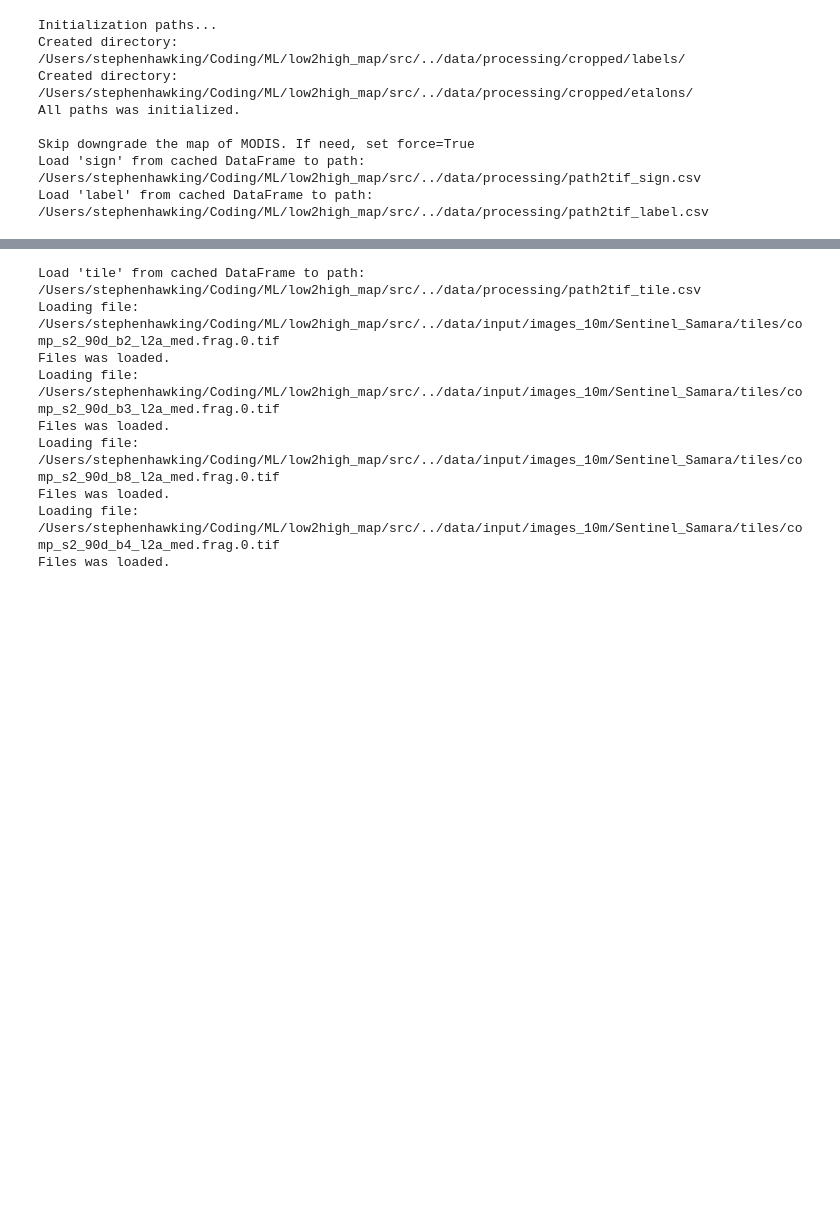
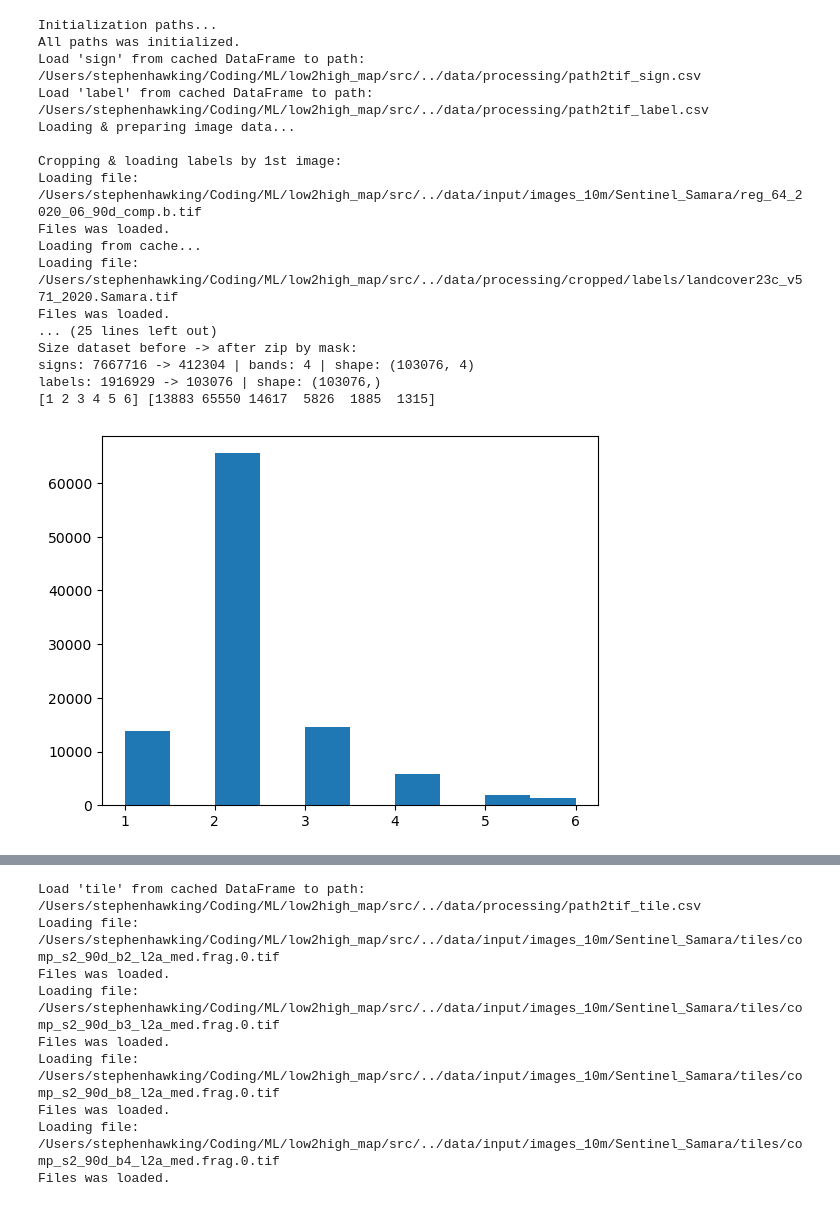
Before and after one commit to 1cosmic/low2high_map, a Jupyter notebook: src/handle_mapping.ipynb, the cells around one changed output, grey strips where cells are left out. Drawn from its saved outputs; the diff is of its cells as text; code cells hidden in the pictures; blank space fills up the shorter version.

```diff
--- a/src/handle_mapping.ipynb
+++ b/src/handle_mapping.ipynb
@@ -1,33 +1,72 @@
 # %%
 from utils import *
 from prepare_ds import *
 from train_ml import *
 from create_map import *
+from validation import *
+from visualisation import *
 
-
-downgrade_labels = True
+downgrade_labels = False
 force = False
 
 
 if downgrade_labels:
     src = DEFAULT_PATH["labels"]
     out = DEFAULT_PATH["labels"] + "downgraded/"
     classes_matching = DEFAULT_PATH["labels"] + "classes_matching.csv"
     downgrade_classes(src, out, classes_matching)
     DEFAULT_PATH["labels"] = out
 
 # you can use force=True for re-write all caches.
 signs = parse_tifs_from(DEFAULT_PATH["images"], "sign", force=force)
 signs = signs.query("type == 'sign'")
 
 labels = parse_tifs_from(DEFAULT_PATH["labels"], "label", force=force)
 labels = labels.query("type == 'label'")
+
+year = 2020
+only_bands = ["r", "b", "g", "n"]
+mask_mode = "secure"
+stratify = True
+r = 2
+count_assign = 0.05
+
+signs_paths = signs.query(
+    f"year == {year} and season == '90d' and band in @only_bands"
+).sort_values("band")
+signs_paths = signs_paths["path"].to_list()
+labels_paths = labels.query(f"year == {year}")["path"].to_list()
+
+z_x, z_y, x, y = generate_dataset(
+    signs_paths,
+    labels_paths,
+    count_assign,
+    mask_mode=mask_mode,
+    r=r,
+    stratify=stratify,
+    force=force,
+)
+
+uniq_type, uniq_count = np.unique(z_y, return_counts=True)
+print(uniq_type, uniq_count)
+plt.hist(z_y)
+plt.show()
 # %% [output]
 Initialization paths...
-Created directory: /Users/stephenhawking/Coding/ML/low2high_map/src/../data/processing/cropped/labels/
-Created directory: /Users/stephenhawking/Coding/ML/low2high_map/src/../data/processing/cropped/etalons/
 All paths was initialized.
-
-Skip downgrade the map of MODIS. If need, set force=True
 Load 'sign' from cached DataFrame to path:  /Users/stephenhawking/Coding/ML/low2high_map/src/../data/processing/path2tif_sign.csv
 Load 'label' from cached DataFrame to path:  /Users/stephenhawking/Coding/ML/low2high_map/src/../data/processing/path2tif_label.csv
+Loading & preparing image data...
+
+Cropping & loading labels by 1st image:
+Loading file: /Users/stephenhawking/Coding/ML/low2high_map/src/../data/input/images_10m/Sentinel_Samara/reg_64_2020_06_90d_comp.b.tif
+Files was loaded.
+Loading from cache...
+Loading file: /Users/stephenhawking/Coding/ML/low2high_map/src/../data/processing/cropped/labels/landcover23c_v571_2020.Samara.tif
+Files was loaded.
+... (25 lines left out)
+Size dataset before -> after zip by mask:
+signs: 7667716 -> 412304 | bands: 4 | shape: (103076, 4)
+labels: 1916929 -> 103076 | shape: (103076,)
+[1 2 3 4 5 6] [13883 65550 14617  5826  1885  1315]
+[figure, added]
```
Also changed, not shown: parts of 11 cells of this notebook, 11 other files.
